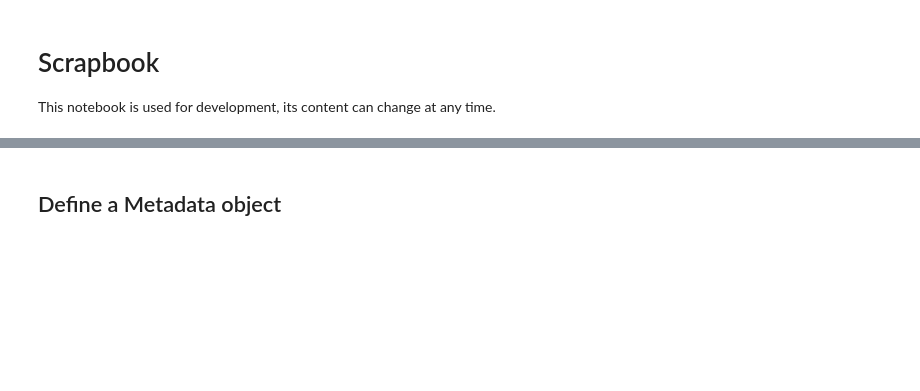
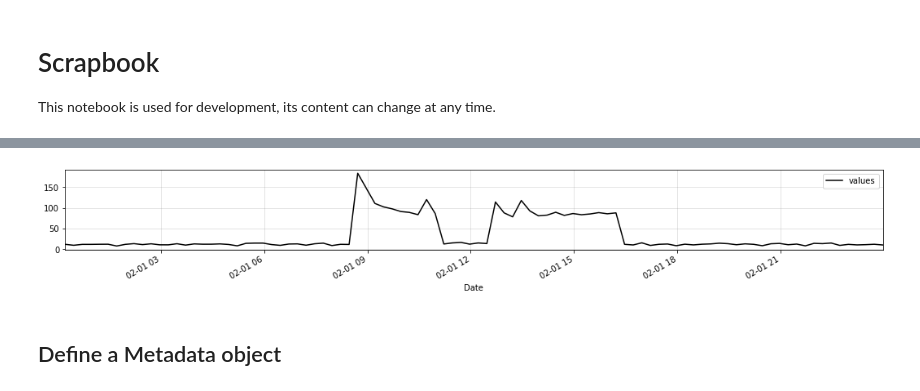
Before and after one commit to timeatlas-dev/timeatlas, a Jupyter notebook: notebooks/scrapbook.ipynb, the cells around one changed output, grey strips where cells are left out. Cells and saved outputs as stored; diff of their text form; code cells hidden in the pictures; blank space fills up the shorter version.

```diff
--- a/notebooks/scrapbook.ipynb
+++ b/notebooks/scrapbook.ipynb
@@ -12,3 +89,7 @@ ts = TimeSeries(s)
+# %%
+ts.apply(lambda x,y: x+y, ts).plot()
+# %% [output]
+[figure, added]
 # %% [markdown]
 ## Define a Metadata object
 # %%
```
Also changed, not shown: parts of 11 cells of this notebook, 1 other file.
